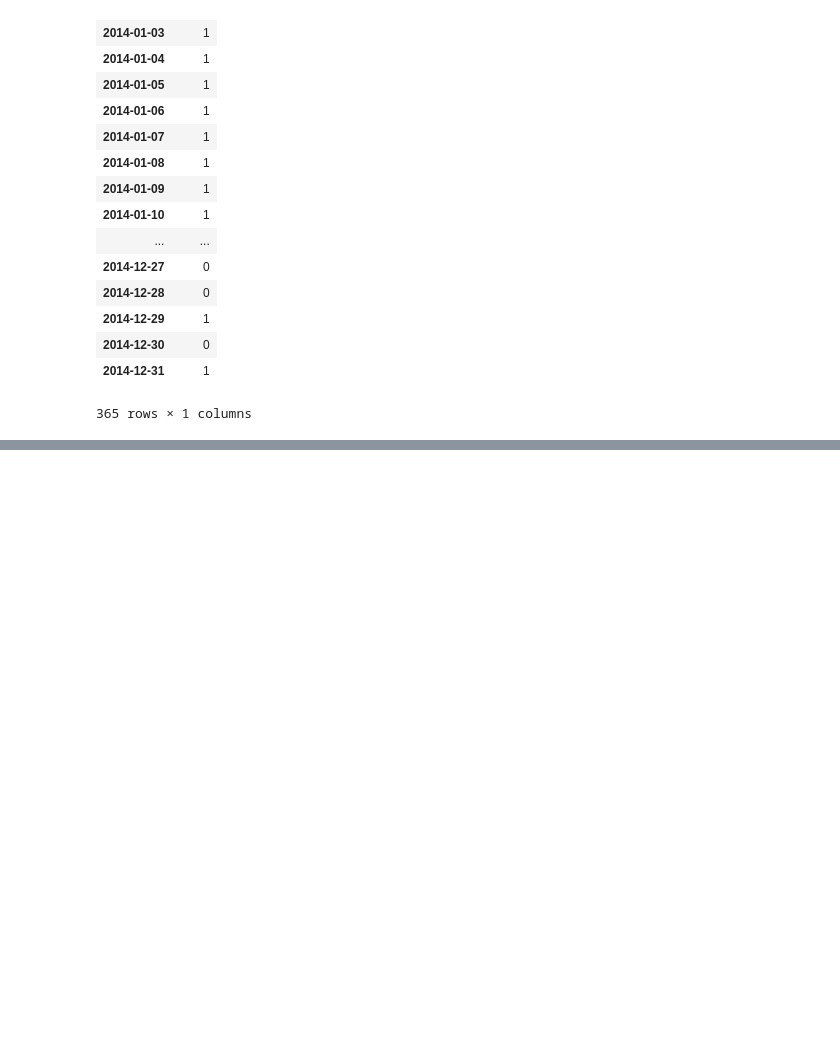
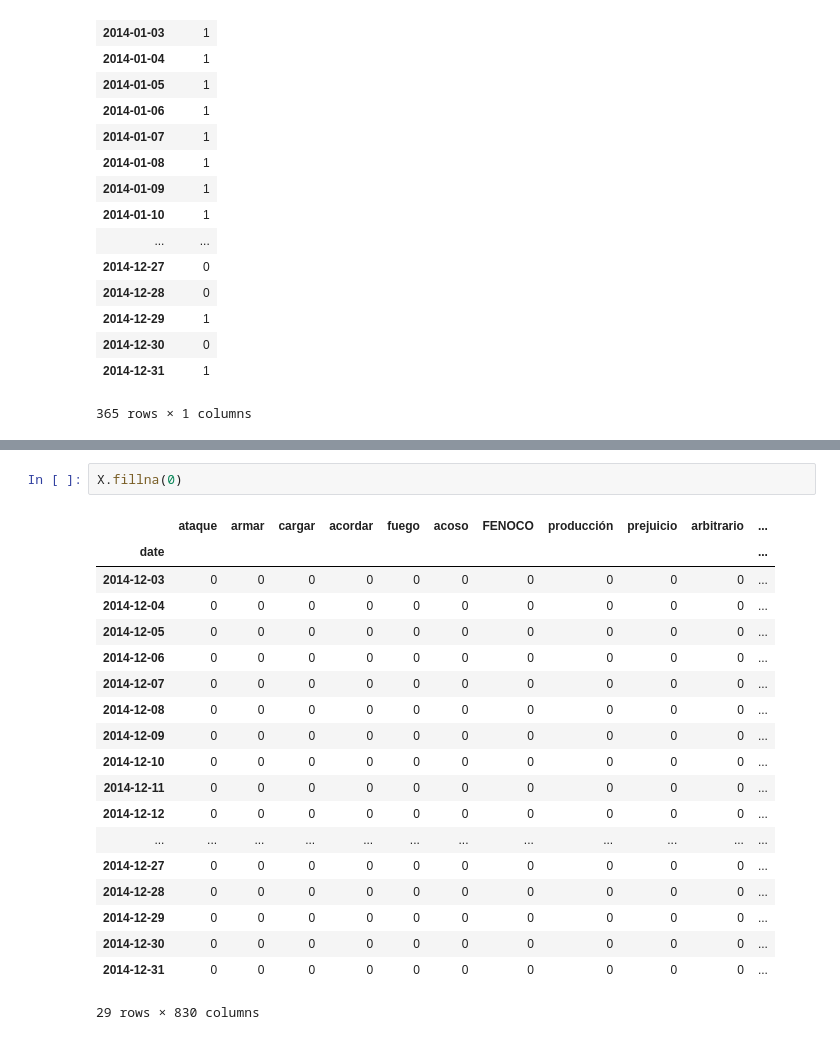
Before and after one commit to runninghack/multi_lingual_lasso, a Jupyter notebook: Untitled2.ipynb, the cells around one changed output, grey strips where cells are left out. Drawn from its saved outputs; the diff is of its cells as text; blank space fills up the shorter version.

```diff
--- a/Untitled2.ipynb
+++ b/Untitled2.ipynb
@@ -948,0 +1094,22 @@ df_gsr_filled.fillna(0)
+# %%
+X.fillna(0)
+# %% [output]
+|  | ataque | armar | cargar | acordar | fuego | acoso | FENOCO | producción | prejuicio | arbitrario | ... |
+| date |  |  |  |  |  |  |  |  |  |  | ... |
+| 2014-12-03 | 0 | 0 | 0 | 0 | 0 | 0 | 0 | 0 | 0 | 0 | ... |
+| 2014-12-04 | 0 | 0 | 0 | 0 | 0 | 0 | 0 | 0 | 0 | 0 | ... |
+| 2014-12-05 | 0 | 0 | 0 | 0 | 0 | 0 | 0 | 0 | 0 | 0 | ... |
+| 2014-12-06 | 0 | 0 | 0 | 0 | 0 | 0 | 0 | 0 | 0 | 0 | ... |
+| 2014-12-07 | 0 | 0 | 0 | 0 | 0 | 0 | 0 | 0 | 0 | 0 | ... |
+| 2014-12-08 | 0 | 0 | 0 | 0 | 0 | 0 | 0 | 0 | 0 | 0 | ... |
+| 2014-12-09 | 0 | 0 | 0 | 0 | 0 | 0 | 0 | 0 | 0 | 0 | ... |
+| 2014-12-10 | 0 | 0 | 0 | 0 | 0 | 0 | 0 | 0 | 0 | 0 | ... |
+| 2014-12-11 | 0 | 0 | 0 | 0 | 0 | 0 | 0 | 0 | 0 | 0 | ... |
+| 2014-12-12 | 0 | 0 | 0 | 0 | 0 | 0 | 0 | 0 | 0 | 0 | ... |
+| ... | ... | ... | ... | ... | ... | ... | ... | ... | ... | ... | ... |
+| 2014-12-27 | 0 | 0 | 0 | 0 | 0 | 0 | 0 | 0 | 0 | 0 | ... |
+| 2014-12-28 | 0 | 0 | 0 | 0 | 0 | 0 | 0 | 0 | 0 | 0 | ... |
+| 2014-12-29 | 0 | 0 | 0 | 0 | 0 | 0 | 0 | 0 | 0 | 0 | ... |
+| 2014-12-30 | 0 | 0 | 0 | 0 | 0 | 0 | 0 | 0 | 0 | 0 | ... |
+| 2014-12-31 | 0 | 0 | 0 | 0 | 0 | 0 | 0 | 0 | 0 | 0 | ... |
+29 rows × 830 columns
```
Also changed, not shown: parts of 30 cells of this notebook, 3 other files.
